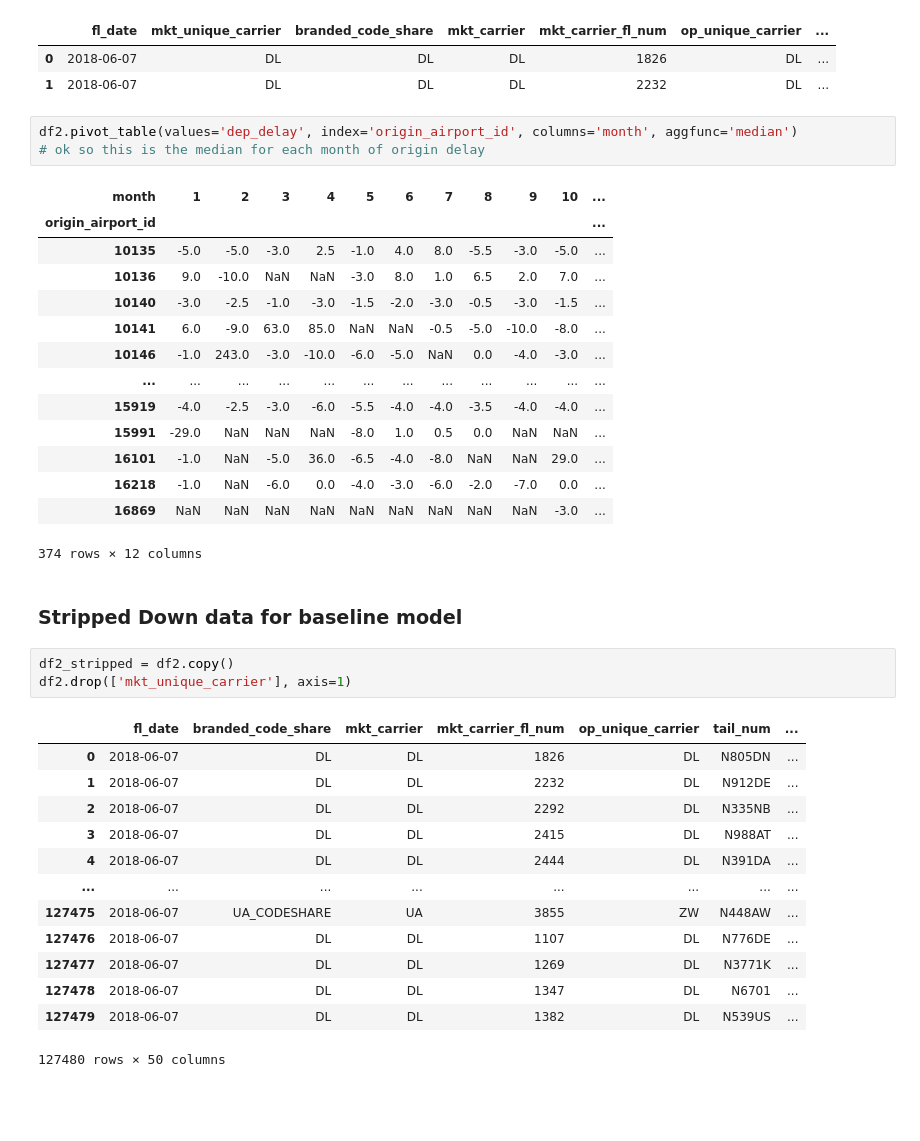
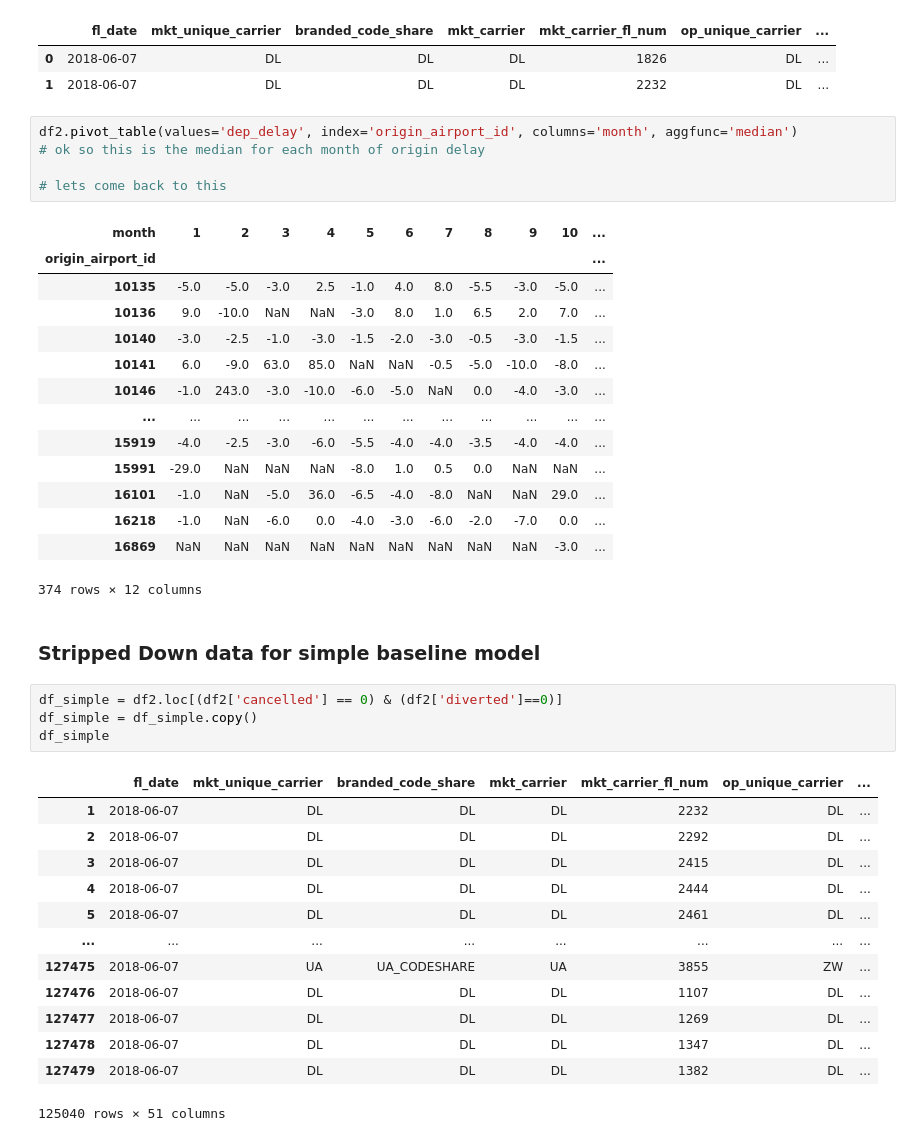
Before and after one commit to The-Powder-of-Data/Flight_Predictions, a Jupyter notebook: scrap_files/Joe/exploratory_analysis.ipynb, the cells around one changed output. Cells and saved outputs as stored; diff of their text form; blank space fills up the shorter version.

```diff
--- a/scrap_files/Joe/exploratory_analysis.ipynb
+++ b/scrap_files/Joe/exploratory_analysis.ipynb
@@ -607,6 +690,8 @@ df2.head(2)
 # %%
 df2.pivot_table(values='dep_delay', index='origin_airport_id', columns='month', aggfunc='median')
 # ok so this is the median for each month of origin delay
+
+# lets come back to this
 # %% [output]
 | month | 1 | 2 | 3 | 4 | 5 | 6 | 7 | 8 | 9 | 10 | ... |
 | origin_airport_id |  |  |  |  |  |  |  |  |  |  | ... |
@@ -623,21 +708,22 @@ df2.pivot_table(values='dep_delay', index='origin_airport_id', columns='month',
 | 16869 | NaN | NaN | NaN | NaN | NaN | NaN | NaN | NaN | NaN | -3.0 | ... |
 374 rows × 12 columns
 # %% [markdown]
-### Stripped Down data for baseline model
+### Stripped Down data for simple baseline model
-# %%
-df2_stripped = df2.copy()
-df2.drop(['mkt_unique_carrier'], axis=1)
-# %% [output]
-|  | fl_date | branded_code_share | mkt_carrier | mkt_carrier_fl_num | op_unique_carrier | tail_num | ... |
-| 0 | 2018-06-07 | DL | DL | 1826 | DL | N805DN | ... |
-| 1 | 2018-06-07 | DL | DL | 2232 | DL | N912DE | ... |
-| 2 | 2018-06-07 | DL | DL | 2292 | DL | N335NB | ... |
-| 3 | 2018-06-07 | DL | DL | 2415 | DL | N988AT | ... |
-| 4 | 2018-06-07 | DL | DL | 2444 | DL | N391DA | ... |
-| ... | ... | ... | ... | ... | ... | ... | ... |
-| 127475 | 2018-06-07 | UA_CODESHARE | UA | 3855 | ZW | N448AW | ... |
-| 127476 | 2018-06-07 | DL | DL | 1107 | DL | N776DE | ... |
-| 127477 | 2018-06-07 | DL | DL | 1269 | DL | N3771K | ... |
-| 127478 | 2018-06-07 | DL | DL | 1347 | DL | N6701 | ... |
-| 127479 | 2018-06-07 | DL | DL | 1382 | DL | N539US | ... |
-127480 rows × 50 columns
+# %%
+df_simple = df2.loc[(df2['cancelled'] == 0) & (df2['diverted']==0)]
+df_simple = df_simple.copy()
+df_simple
+# %% [output]
+|  | fl_date | mkt_unique_carrier | branded_code_share | mkt_carrier | mkt_carrier_fl_num | op_unique_carrier | ... |
+| 1 | 2018-06-07 | DL | DL | DL | 2232 | DL | ... |
+| 2 | 2018-06-07 | DL | DL | DL | 2292 | DL | ... |
+| 3 | 2018-06-07 | DL | DL | DL | 2415 | DL | ... |
+| 4 | 2018-06-07 | DL | DL | DL | 2444 | DL | ... |
+| 5 | 2018-06-07 | DL | DL | DL | 2461 | DL | ... |
+| ... | ... | ... | ... | ... | ... | ... | ... |
+| 127475 | 2018-06-07 | UA | UA_CODESHARE | UA | 3855 | ZW | ... |
+| 127476 | 2018-06-07 | DL | DL | DL | 1107 | DL | ... |
+| 127477 | 2018-06-07 | DL | DL | DL | 1269 | DL | ... |
+| 127478 | 2018-06-07 | DL | DL | DL | 1347 | DL | ... |
+| 127479 | 2018-06-07 | DL | DL | DL | 1382 | DL | ... |
+125040 rows × 51 columns
```
Also changed, not shown: parts of 14 cells of this notebook, 2 other files.
